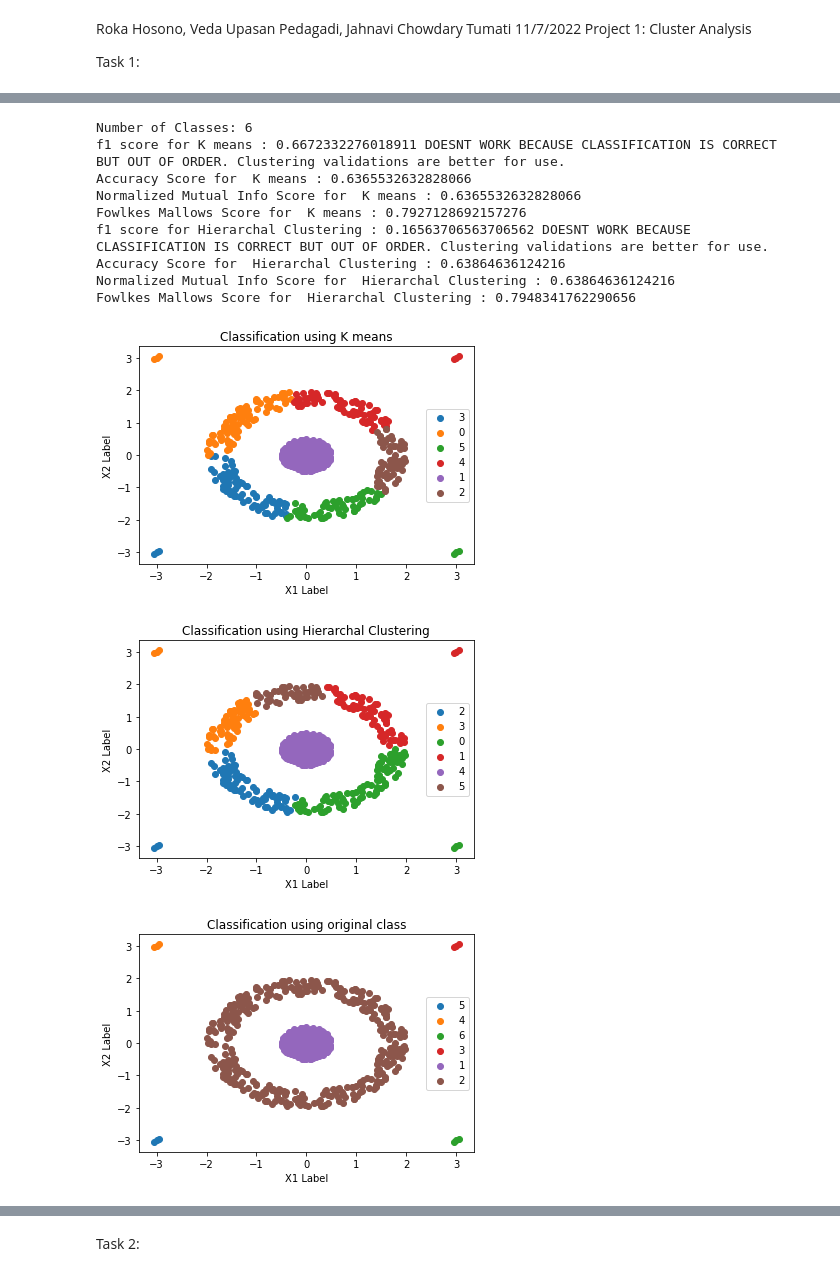
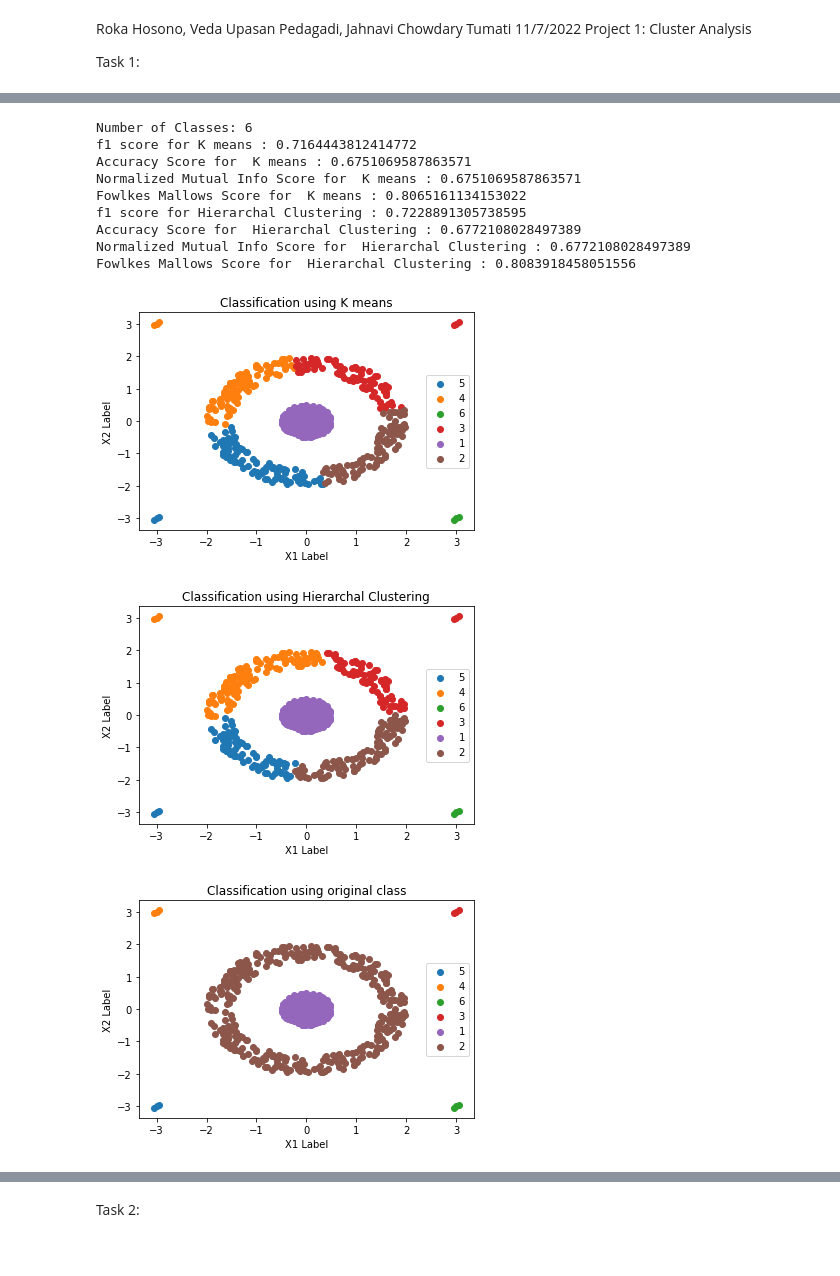
Before and after one commit to glazedonut/IEClusteingAnalysisProject, a Jupyter notebook: report.ipynb, the cells around one changed output, grey strips where cells are left out. Drawn from its saved outputs; the diff is of its cells as text; code cells hidden in the pictures.

Commit message:
added mapping to classes for task 1

```diff
--- a/report.ipynb
+++ b/report.ipynb
@@ -241,20 +330,51 @@ Fowlkes Mallows Score for  Hierarchal Clustering : 0.8602399807978651
 [figure]
 # %%
-create_K_meanselbow_task1_2d("data/data7.csv")
+k_means=create_K_meanselbow_task1("data/data7.csv")
+k_means['cluster_class'] = k_means['cluster_class'].replace(4, 'a')
+k_means['cluster_class'] = k_means['cluster_class'].replace(3, 'b')
+k_means['cluster_class'] = k_means['cluster_class'].replace(5, 'c')
+k_means['cluster_class'] = k_means['cluster_class'].replace(2, 'd')
+k_means['cluster_class'] = k_means['cluster_class'].replace(1, 'e')
+k_means['cluster_class'] = k_means['cluster_class'].replace(0, 'f')
+
+k_means['cluster_class'] = k_means['cluster_class'].replace('a', 5)
+k_means['cluster_class'] = k_means['cluster_class'].replace('b', 4)
+k_means['cluster_class'] = k_means['cluster_class'].replace('c', 6)
+k_means['cluster_class'] = k_means['cluster_class'].replace('d', 3)
+k_means['cluster_class'] = k_means['cluster_class'].replace('e', 1)
+k_means['cluster_class'] = k_means['cluster_class'].replace('f', 2)
+
+validate_Supervised(k_means)
+create_2dscatter(k_means)
 #call function for hiearchal classification here just like create_kmeanselbow_task1
-create_hiearchal_Classification_task1_2d("data/data7.csv")
+hier=create_hiearchal_Classification_task1("data/data7.csv")
+hier['cluster_class'] = hier['cluster_class'].replace(1, 'a')
+hier['cluster_class'] = hier['cluster_class'].replace(0, 'b')
+hier['cluster_class'] = hier['cluster_class'].replace(5, 'c')
+hier['cluster_class'] = hier['cluster_class'].replace(4, 'd')
+hier['cluster_class'] = hier['cluster_class'].replace(3, 'e')
+hier['cluster_class'] = hier['cluster_class'].replace(2, 'f')
+hier['cluster_class'] = hier['cluster_class'].replace('a', 5)
+hier['cluster_class'] = hier['cluster_class'].replace('b', 4)
+hier['cluster_class'] = hier['cluster_class'].replace('c', 6)
+hier['cluster_class'] = hier['cluster_class'].replace('d', 3)
+hier['cluster_class'] = hier['cluster_class'].replace('e', 1)
+hier['cluster_class'] = hier['cluster_class'].replace('f', 2)
+
+validate_Supervised(hier,"Hierarchal Clustering")
+create_2dscatter(hier, "Hierarchal Clustering")
 create_original_2dscatter_task1(pd.read_csv("data/data7.csv"))
 # %% [output]
 Number of Classes: 6
-f1 score for K means : 0.6672332276018911 DOESNT WORK BECAUSE CLASSIFICATION IS CORRECT BUT OUT OF ORDER. Clustering validations are better for use.
-Accuracy Score for  K means : 0.6365532632828066
-Normalized Mutual Info Score for  K means : 0.6365532632828066
-Fowlkes Mallows Score for  K means : 0.7927128692157276
-f1 score for Hierarchal Clustering : 0.16563706563706562 DOESNT WORK BECAUSE CLASSIFICATION IS CORRECT BUT OUT OF ORDER. Clustering validations are better for use.
-Accuracy Score for  Hierarchal Clustering : 0.63864636124216
-Normalized Mutual Info Score for  Hierarchal Clustering : 0.63864636124216
-Fowlkes Mallows Score for  Hierarchal Clustering : 0.7948341762290656
+f1 score for K means : 0.7164443812414772
+Accuracy Score for  K means : 0.6751069587863571
+Normalized Mutual Info Score for  K means : 0.6751069587863571
+Fowlkes Mallows Score for  K means : 0.8065161134153022
+f1 score for Hierarchal Clustering : 0.7228891305738595
+Accuracy Score for  Hierarchal Clustering : 0.6772108028497389
+Normalized Mutual Info Score for  Hierarchal Clustering : 0.6772108028497389
+Fowlkes Mallows Score for  Hierarchal Clustering : 0.8083918458051556
-[figure, old version]
+[figure, new version]
-[figure, old version]
+[figure, new version]
 [figure]
 # %%
```
Also changed, not shown: parts of 8 cells of this notebook.
